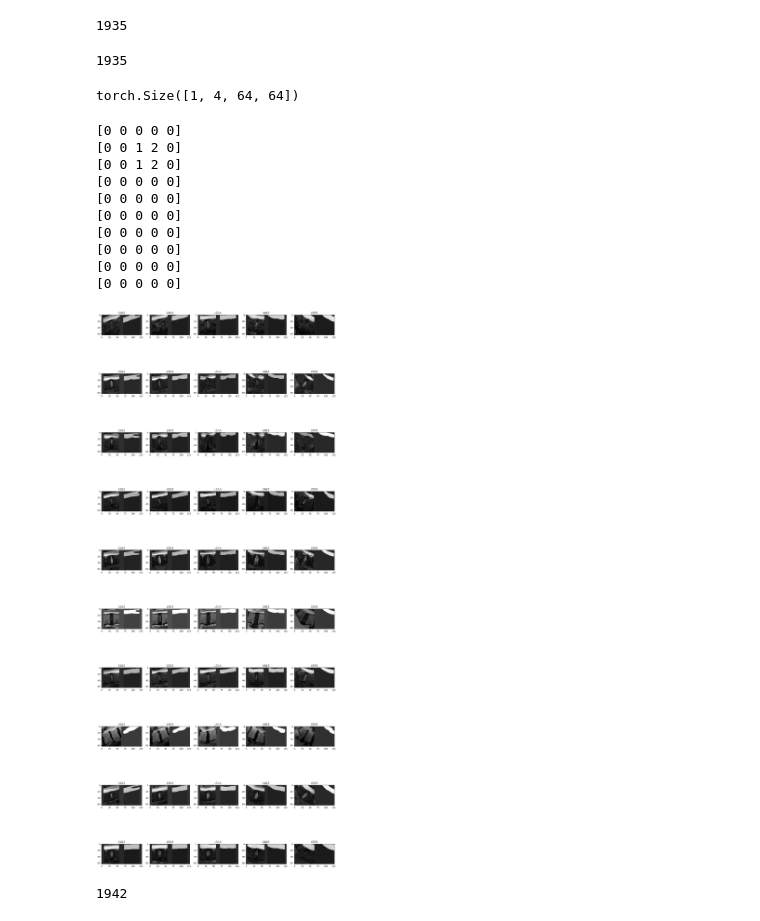
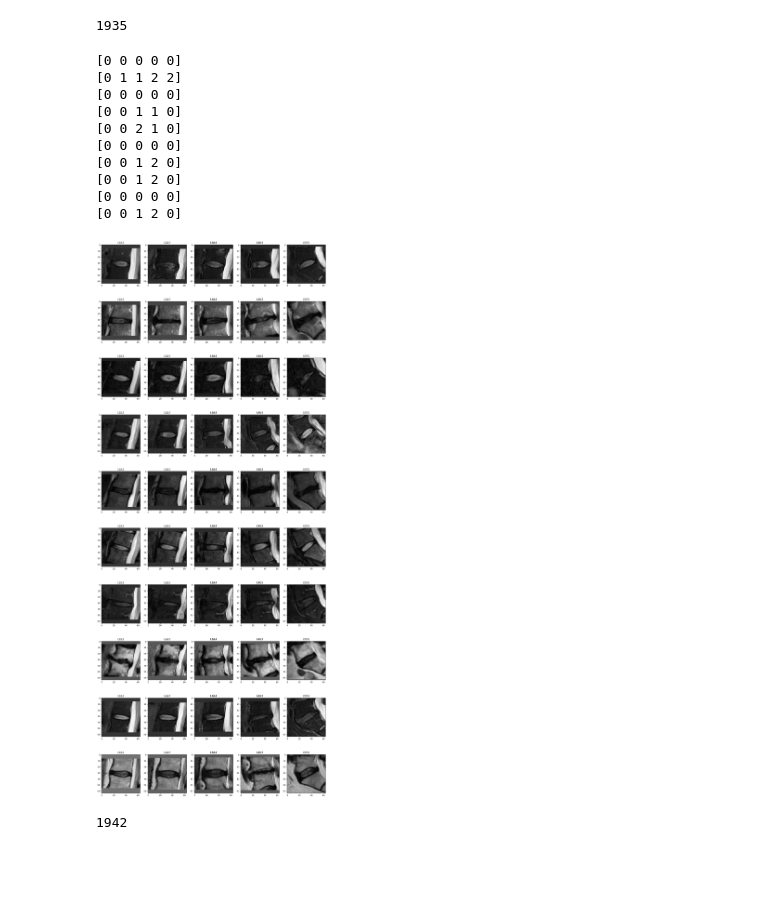
Before and after one commit to ivadomed/lumbar-classification-rsna-challenge-2024, a Jupyter notebook: notebook/totalspineseg.ipynb, the cells around one changed output. Cells and saved outputs as stored; diff of their text form; code cells hidden in the pictures; blank space fills up the shorter version.

```diff
--- a/notebook/totalspineseg.ipynb
+++ b/notebook/totalspineseg.ipynb
@@ -62,6 +73,7 @@ subj : sub-2768000694_acq-sag_rec-582870174_T2w.nii.gz
 # %%
+idx = 10
 fig, ax = plt.subplots(figsize=(20, 10), ncols=2)
-ax[0].imshow(vol[40]**.5, cmap="gray")
-ax[1].imshow(np.log(seg[40]+1))
+ax[0].imshow(vol[idx], cmap="gray")
+ax[1].imshow(seg[idx])
 plt.show()
 # %% [output]
@@ -69,5 +81,5 @@ plt.show()
 # %%
-mask = np.isin(seg, [201, 202, 203, 204, 205, 200, 92, 18, 19, 20, 21, 22]).astype(int)
-plt.imshow(mask[:,:,180])
+mask = np.isin(seg, [202, 203, 204, 205, 200, 201]).astype(int)
+plt.imshow(mask[:,:,167])
 # %% [output]
 <matplotlib.image.AxesImage at 0x...>
@@ -174,7 +181,6 @@ class SpinalCanalStenosisDataset(Dataset):
         x = vol_path.split("/")[-1]
         x = x[:-7]+"_0000.nii.gz"
 
-        vol = nib.load(path+"/output/input/"+x).get_fdata()
 
         study_id = x.split("_")[0][4:]
 
@@ -182,8 +188,12 @@ class SpinalCanalStenosisDataset(Dataset):
 
         label = self.labels[self.labels["study_id"]==int(study_id)].values[0,1:].astype(int)
 
-        vol = nib.load(path+"/output/input/"+x).get_fdata()
-        seg = nib.load(seg_path).get_fdata()
+        vol = Image(path+"/output/input/"+x)
+        vol.change_orientation("RSA")
+        vol = vol.data
+        seg = Image(seg_path)
+        seg.change_orientation("RSA")
+        seg = seg.data
 
         D, H, W = vol.shape
         discs = np.isin(seg, [202, 203, 204, 205, 206]).astype(int)
@@ -199,10 +209,9 @@ class SpinalCanalStenosisDataset(Dataset):
         patches = {}
         patches_seg = {}
 
-        w = 20
         for i, disc in enumerate(discs):
-            patch = patch_extraction(vol, disc, d=0, h=20, w=20)
-            patch_seg = patch_extraction(spinal_canal, disc, d=0, h=20, w=20)
+            patch = patch_extraction(vol, disc, d=0, h=20, w=20).copy()
+            patch_seg = patch_extraction(spinal_canal, disc, d=0, h=20, w=20).copy()
             patches[levels[i]] = torch.Tensor(patch[None])
             patches_seg[levels[i]] = torch.Tensor(patch_seg[None])
 
@@ -229,43 +238,41 @@ seg_paths.sort()
 
 # train_vols, val_vols, train_seg, val_seg = train_test_split(vol_paths, seg_paths, test_size=0.3)
 
-dataset = SpinalCanalStenosisDataset(vol_paths=vol_paths, seg_paths=seg_paths, transform=transform)
+dataset = SpinalCanalStenosisDataset(
+    vol_paths=vol_paths,
+    seg_paths=seg_paths,
+    transform=transform
+)
+
 len(dataset)
 # %% [output]
 1935
-# %%
-len(dataset)
-# %% [output]
-1935
-# %%
-patches["L1/L2"].shape
-# %% [output]
-torch.Size([1, 4, 64, 64])
 # %%
 levels = ["L1/L2", "L2/L3", "L3/L4", "L4/L5", "L5/S1"]
 fig, ax = plt.subplots(nrows=10, ncols=5, figsize=(20, 50))
 
 for k in range(10):
-    patches, patches_seg, label = dataset.__getitem__(np.random.randint(1354))
+    patches, patches_seg, label = dataset.__getitem__(np.random.randint(len(dataset)))
     print(label)
     for i, level in enumerate(levels):
         patch = patches[level]
         patch_seg = patches_seg[level]
         c, d, h, w = patch.shape
-        ax[k, i].imshow(torch.cat((patch[0, d//2], patch_seg[0, d//2]), dim=1), cmap="gray")
+        # ax[k, i].imshow(torch.cat((patch[0, d//2], patch_seg[0, d//2]), dim=1), cmap="gray")
+        ax[k, i].imshow(patch[0, d//2], cmap="gray")
         ax[k, i].set_title(levels[i])
 # %% [output]
+[0 0 0 0 0]
+[0 1 1 2 2]
+[0 0 0 0 0]
+[0 0 1 1 0]
+[0 0 2 1 0]
 [0 0 0 0 0]
 [0 0 1 2 0]
 [0 0 1 2 0]
 [0 0 0 0 0]
-[0 0 0 0 0]
-[0 0 0 0 0]
-[0 0 0 0 0]
-[0 0 0 0 0]
-[0 0 0 0 0]
-[0 0 0 0 0]
+[0 0 1 2 0]
-[figure, old version]
+[figure, new version]
 # %%
 loader = DataLoader(dataset)
 # %%
```
Also changed, not shown: parts of 12 cells of this notebook, 1 other file.
